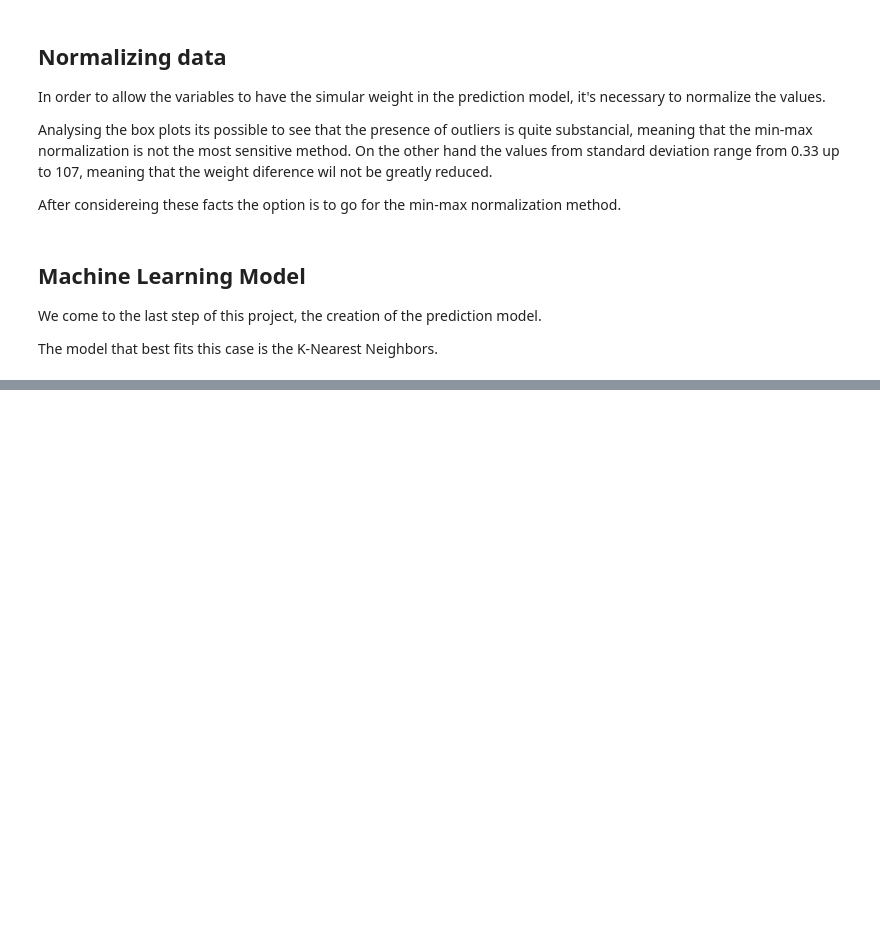
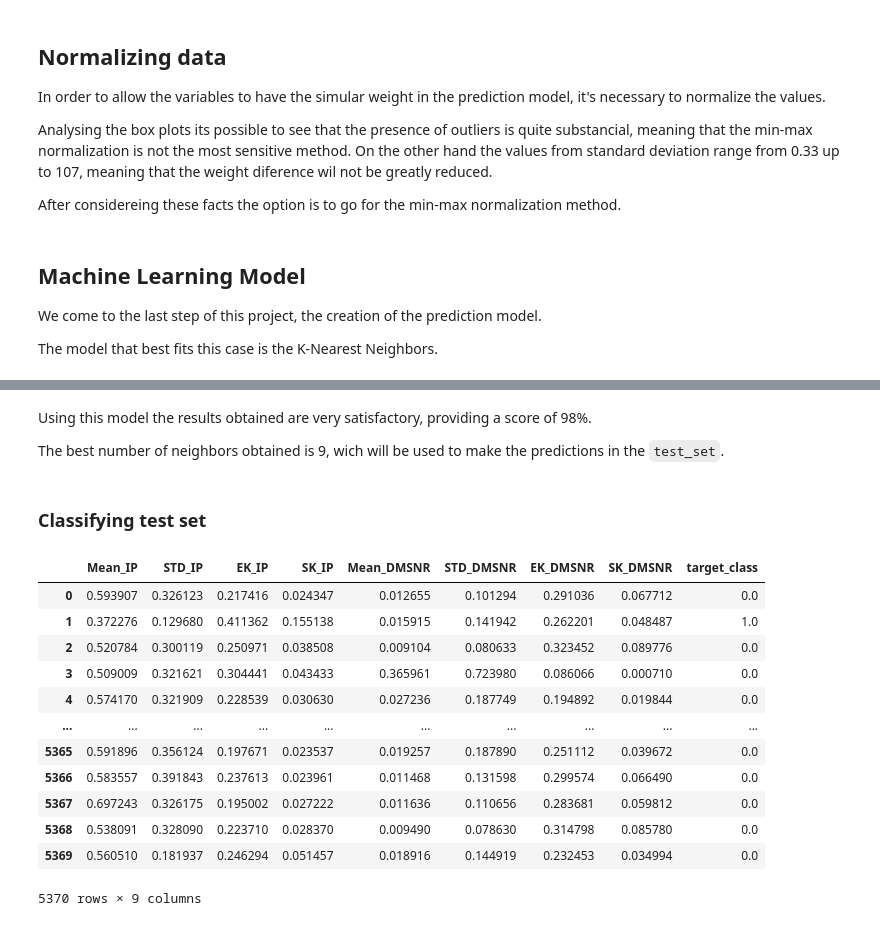
Before and after one commit to LuisMota93/Predicting_Pulsar_Star, a Jupyter notebook: pulsar_star.ipynb, the cells around one changed output, grey strips where cells are left out. Saved outputs shown, nothing was run; the diff lists cells and outputs as text; code cells hidden in the pictures; blank space fills up the shorter version.

```diff
--- a/pulsar_star.ipynb
+++ b/pulsar_star.ipynb
@@ -412,0 +414,24 @@ Best k: 9
+# %% [markdown]
+Using this model the results obtained are very satisfactory, providing a score of 98%.
+
+The best number of neighbors obtained is 9, wich will be used to make the predictions in the `test_set`.
+# %% [markdown]
+### Classifying test set
+# %%
+classifier = predt(train_points, tr_labels, best_k, test_set)
+test_set["target_class"] = classifier
+test_set
+# %% [output]
+|  | Mean_IP | STD_IP | EK_IP | SK_IP | Mean_DMSNR | STD_DMSNR | EK_DMSNR | SK_DMSNR | target_class |
+| 0 | 0.593907 | 0.326123 | 0.217416 | 0.024347 | 0.012655 | 0.101294 | 0.291036 | 0.067712 | 0.0 |
+| 1 | 0.372276 | 0.129680 | 0.411362 | 0.155138 | 0.015915 | 0.141942 | 0.262201 | 0.048487 | 1.0 |
+| 2 | 0.520784 | 0.300119 | 0.250971 | 0.038508 | 0.009104 | 0.080633 | 0.323452 | 0.089776 | 0.0 |
+| 3 | 0.509009 | 0.321621 | 0.304441 | 0.043433 | 0.365961 | 0.723980 | 0.086066 | 0.000710 | 0.0 |
+| 4 | 0.574170 | 0.321909 | 0.228539 | 0.030630 | 0.027236 | 0.187749 | 0.194892 | 0.019844 | 0.0 |
+| ... | ... | ... | ... | ... | ... | ... | ... | ... | ... |
+| 5365 | 0.591896 | 0.356124 | 0.197671 | 0.023537 | 0.019257 | 0.187890 | 0.251112 | 0.039672 | 0.0 |
+| 5366 | 0.583557 | 0.391843 | 0.237613 | 0.023961 | 0.011468 | 0.131598 | 0.299574 | 0.066490 | 0.0 |
+| 5367 | 0.697243 | 0.326175 | 0.195002 | 0.027222 | 0.011636 | 0.110656 | 0.283681 | 0.059812 | 0.0 |
+| 5368 | 0.538091 | 0.328090 | 0.223710 | 0.028370 | 0.009490 | 0.078630 | 0.314798 | 0.085780 | 0.0 |
+| 5369 | 0.560510 | 0.181937 | 0.246294 | 0.051457 | 0.018916 | 0.144919 | 0.232453 | 0.034994 | 0.0 |
+5370 rows × 9 columns
```
Also changed, not shown: parts of 4 cells of this notebook.
